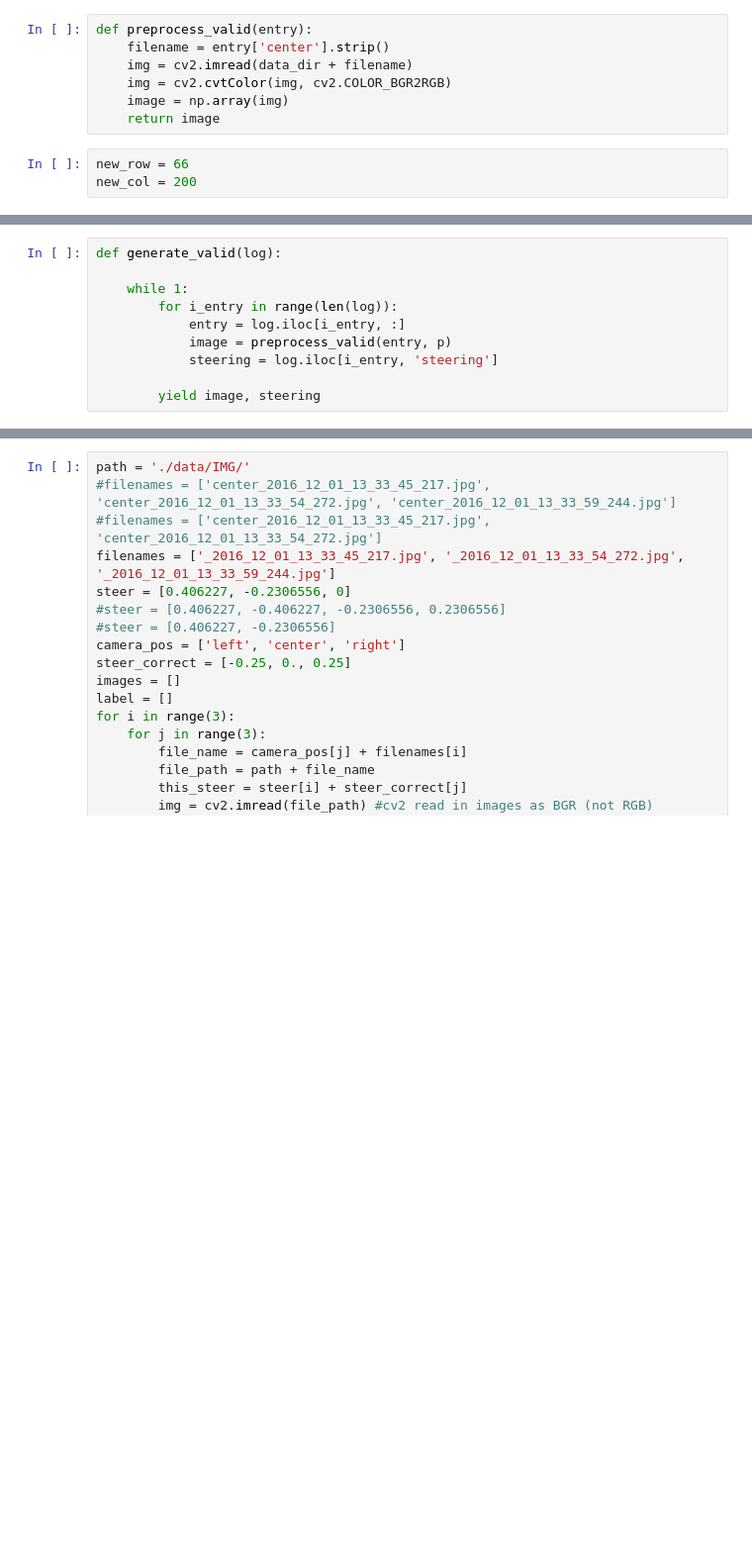
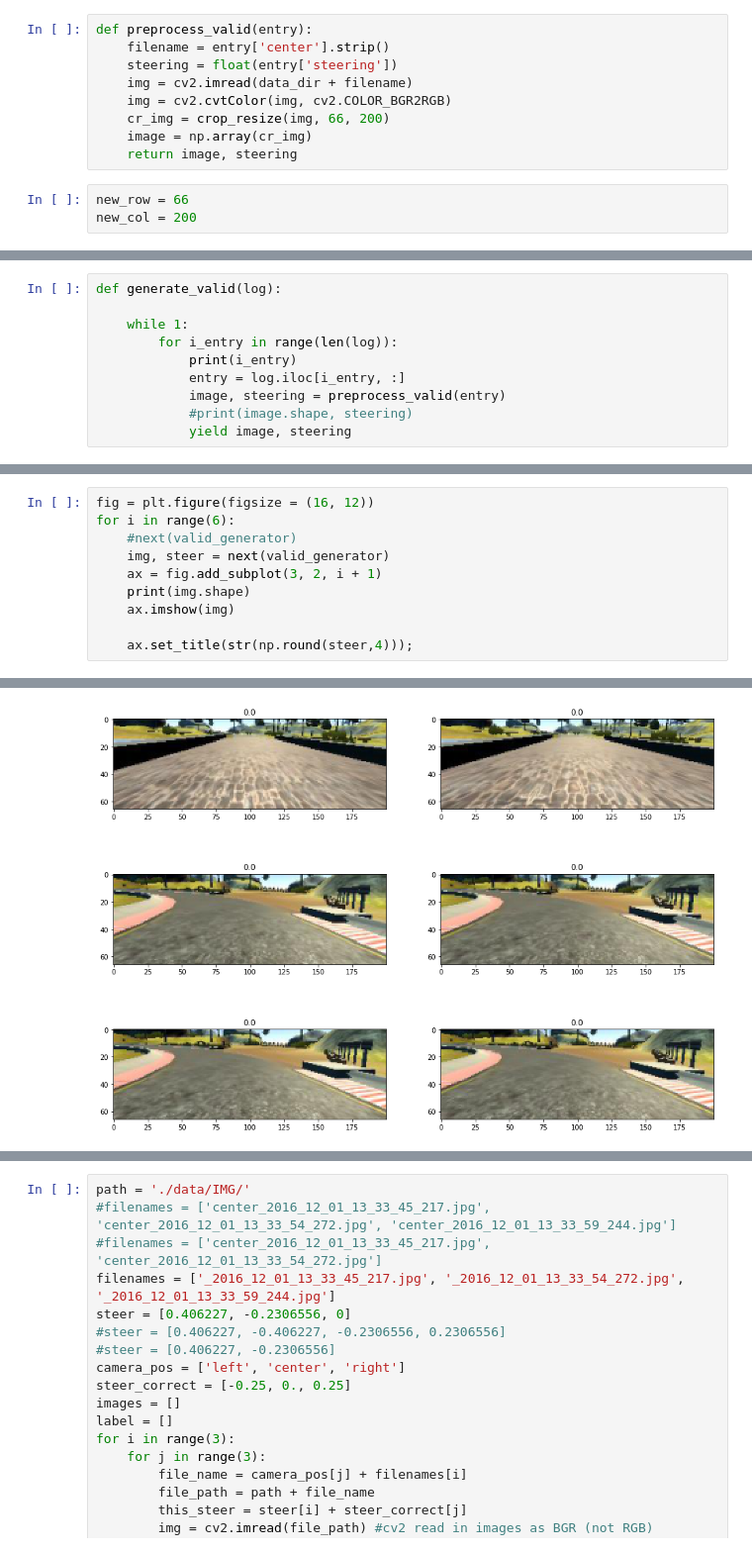
Before and after one commit to xingliuUT/CarND-Behavioral-Cloning-P3, a Jupyter notebook: image_augmentation.ipynb, the cells around one changed output, grey strips where cells are left out. Shown at 99% size. Saved outputs shown, nothing was run; the diff lists cells and outputs as text; blank space fills up the shorter version.

```diff
--- a/image_augmentation.ipynb
+++ b/image_augmentation.ipynb
@@ -88,10 +90,12 @@ def preprocess_train(entry, cam_pos):
 # %%
 def preprocess_valid(entry):
     filename = entry['center'].strip()
+    steering = float(entry['steering'])
     img = cv2.imread(data_dir + filename)
     img = cv2.cvtColor(img, cv2.COLOR_BGR2RGB)
-    image = np.array(img)
-    return image
+    cr_img = crop_resize(img, 66, 200)
+    image = np.array(cr_img)
+    return image, steering
 # %%
 new_row = 66
 new_col = 200
@@ -122,8 +127,8 @@ def generate_valid(log):
 
     while 1:
         for i_entry in range(len(log)):
+            print(i_entry)
             entry = log.iloc[i_entry, :]
-            image = preprocess_valid(entry, p)
-            steering = log.iloc[i_entry, 'steering']
-
-        yield image, steering
+            image, steering = preprocess_valid(entry)
+            #print(image.shape, steering)
+            yield image, steering
@@ -129,0 +164,11 @@ def generate_valid(log):
+# %%
+fig = plt.figure(figsize = (16, 12))
+for i in range(6):
+    #next(valid_generator)
+    img, steer = next(valid_generator)
+    ax = fig.add_subplot(3, 2, i + 1)
+    print(img.shape)
+    ax.imshow(img)
+
+    ax.set_title(str(np.round(steer,4)));
+# %% [output]
@@ -130,2 +187,3 @@ def generate_valid(log):
+[figure, added]
 # %%
 fig = plt.figure(figsize = (16, 12))
```
Also changed, not shown: parts of 8 cells of this notebook.
